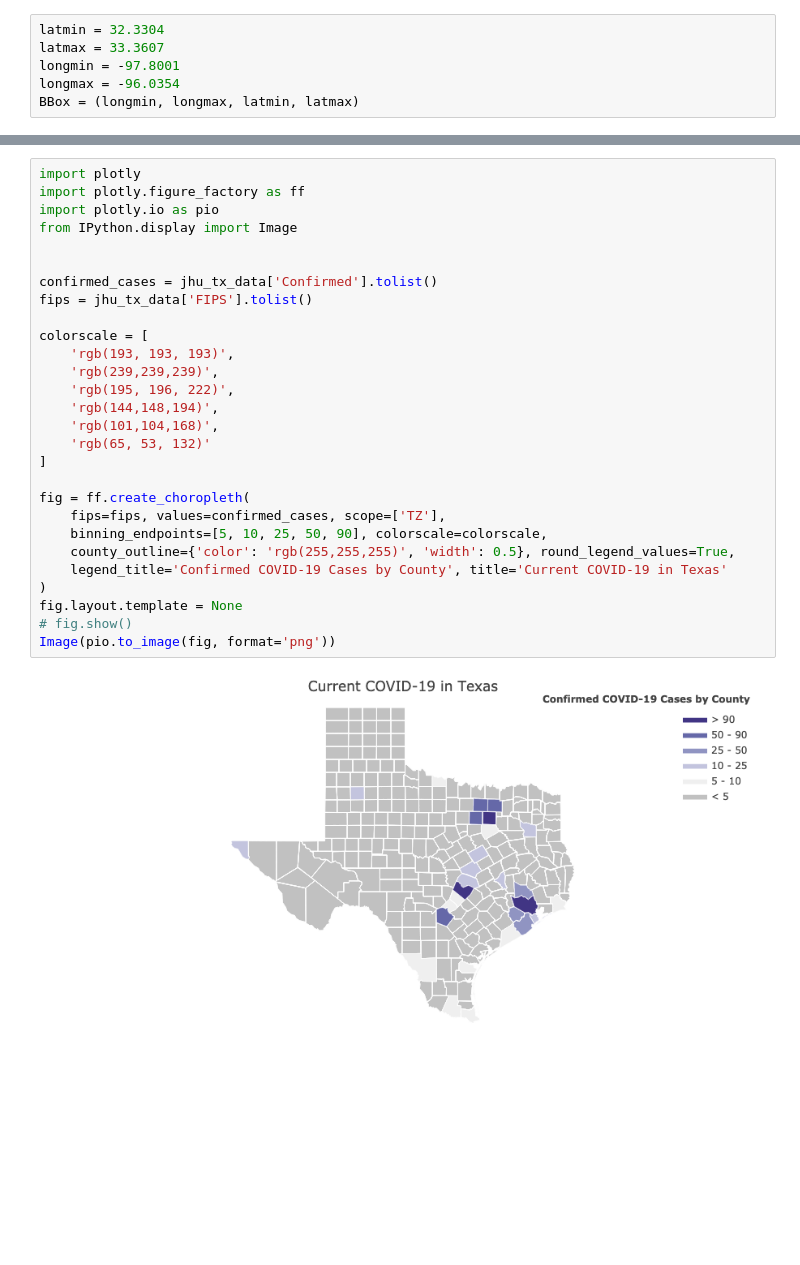
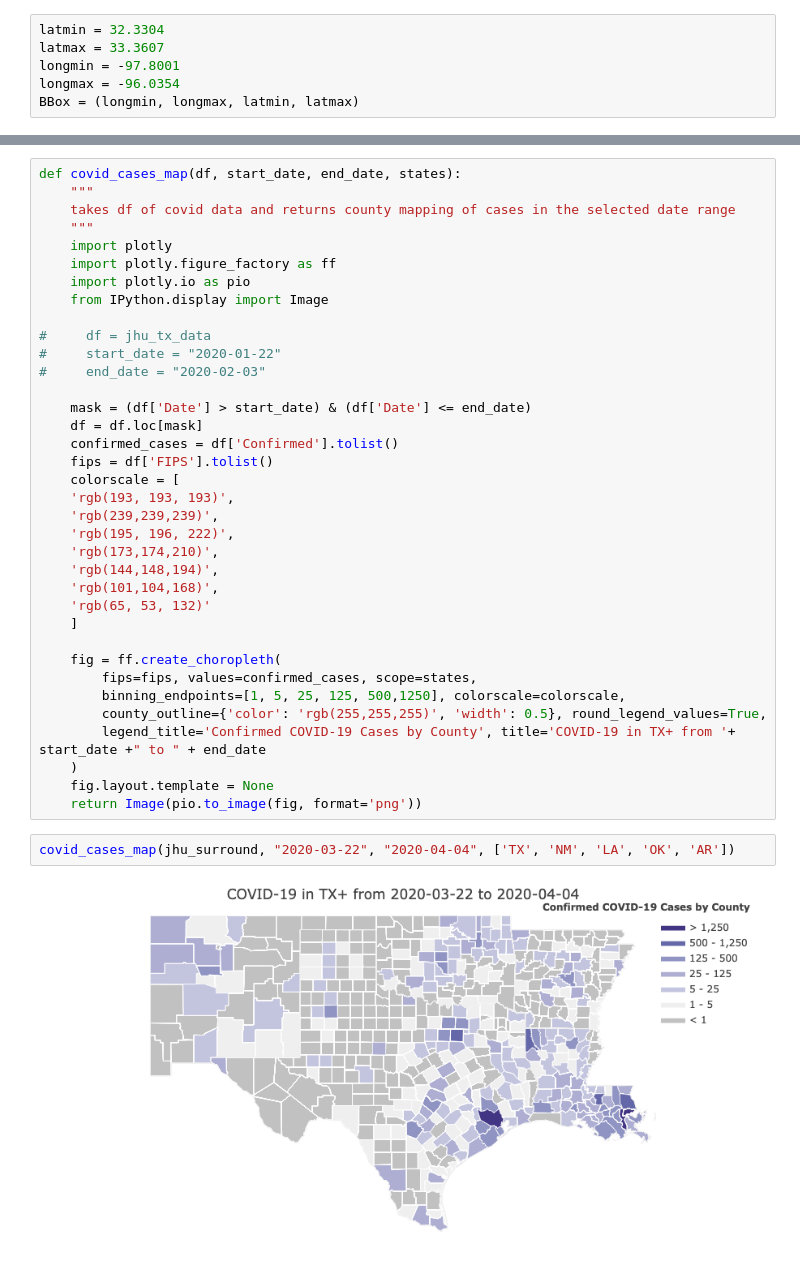
Before and after one commit to kunalrye/COVID19, a Jupyter notebook: COVID19.ipynb, the cells around one changed output, grey strips where cells are left out. Cells and saved outputs as stored; diff of their text form; blank space fills up the shorter version.

```diff
--- a/COVID19.ipynb
+++ b/COVID19.ipynb
@@ -87,30 +80,40 @@ ax.imshow(dfw, zorder=0, extent = BBox, aspect= 'equal')
 # %%
-import plotly
-import plotly.figure_factory as ff
-import plotly.io as pio
-from IPython.display import Image
+def covid_cases_map(df, start_date, end_date, states):
+    """
+    takes df of covid data and returns county mapping of cases in the selected date range
+    """
+    import plotly
+    import plotly.figure_factory as ff
+    import plotly.io as pio
+    from IPython.display import Image
 
+#     df = jhu_tx_data
+#     start_date = "2020-01-22"
+#     end_date = "2020-02-03"
 
-confirmed_cases = jhu_tx_data['Confirmed'].tolist()
-fips = jhu_tx_data['FIPS'].tolist()
-
-colorscale = [
+    mask = (df['Date'] > start_date) & (df['Date'] <= end_date)
+    df = df.loc[mask]
+    confirmed_cases = df['Confirmed'].tolist()
+    fips = df['FIPS'].tolist()
+    colorscale = [
     'rgb(193, 193, 193)',
     'rgb(239,239,239)',
     'rgb(195, 196, 222)',
+    'rgb(173,174,210)',
     'rgb(144,148,194)',
     'rgb(101,104,168)',
     'rgb(65, 53, 132)'
-]
+    ]
 
-fig = ff.create_choropleth(
-    fips=fips, values=confirmed_cases, scope=['TZ'],
-    binning_endpoints=[5, 10, 25, 50, 90], colorscale=colorscale,
-    county_outline={'color': 'rgb(255,255,255)', 'width': 0.5}, round_legend_values=True,
-    legend_title='Confirmed COVID-19 Cases by County', title='Current COVID-19 in Texas'
-)
-fig.layout.template = None
-# fig.show()
-Image(pio.to_image(fig, format='png'))
+    fig = ff.create_choropleth(
+        fips=fips, values=confirmed_cases, scope=states,
+        binning_endpoints=[1, 5, 25, 125, 500,1250], colorscale=colorscale,
+        county_outline={'color': 'rgb(255,255,255)', 'width': 0.5}, round_legend_values=True,
+        legend_title='Confirmed COVID-19 Cases by County', title='COVID-19 in TX+ from '+ start_date +" to " + end_date
+    )
+    fig.layout.template = None
+    return Image(pio.to_image(fig, format='png'))
-# %% [output]
-[figure, removed]
+# %%
+covid_cases_map(jhu_surround, "2020-03-22", "2020-04-04", ['TX', 'NM', 'LA', 'OK', 'AR'])
+# %% [output]
+[figure, added]
```
Also changed, not shown: parts of 36 cells of this notebook.
